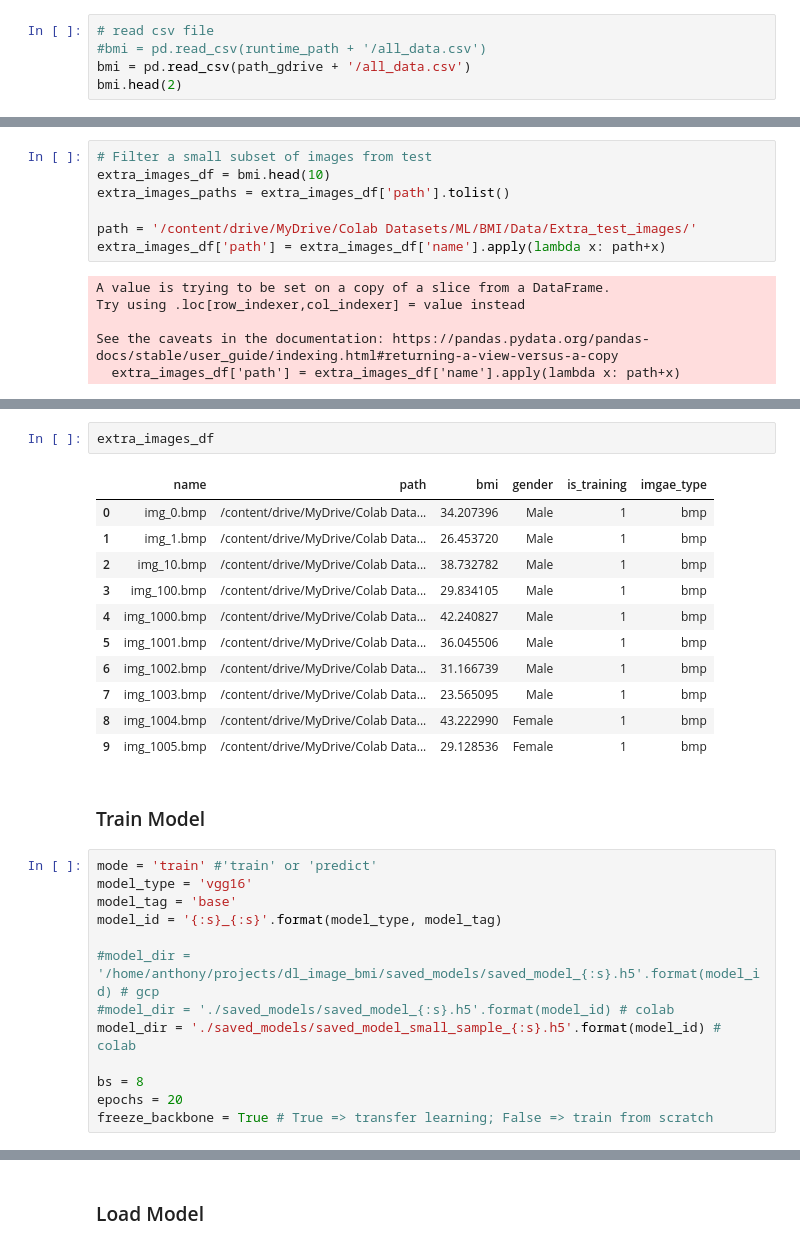
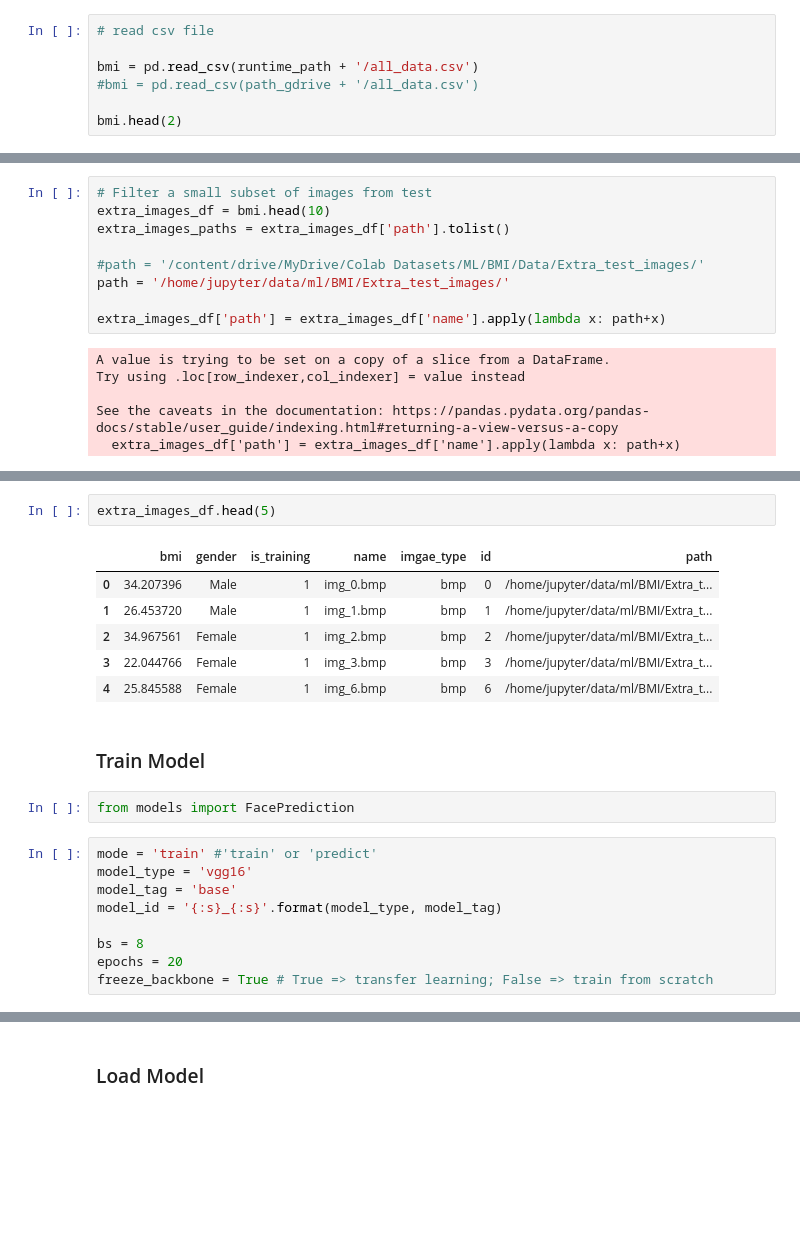
Before and after one commit to hjiangAnthony/dl_image_bmi, a Jupyter notebook: ml_final_1_02_tuning_v3_uniPredict_1.ipynb, the cells around one changed output, grey strips where cells are left out. Cells and saved outputs as stored; diff of their text form; blank space fills up the shorter version.

```diff
--- a/ml_final_1_02_tuning_v3_uniPredict_1.ipynb
+++ b/ml_final_1_02_tuning_v3_uniPredict_1.ipynb
@@ -63,7 +63,9 @@ pd.set_option('display.max_columns', None)
 pd.set_option('display.max_colwidth', 500)
 # %%
 # read csv file
-#bmi = pd.read_csv(runtime_path + '/all_data.csv')
-bmi = pd.read_csv(path_gdrive + '/all_data.csv')
+
+bmi = pd.read_csv(runtime_path + '/all_data.csv')
+#bmi = pd.read_csv(path_gdrive + '/all_data.csv')
+
 bmi.head(2)
 # %% [output]
@@ -548,7 +545,9 @@ Found 752 validated image filenames.
 extra_images_df = bmi.head(10)
 extra_images_paths = extra_images_df['path'].tolist()
 
-path = '/content/drive/MyDrive/Colab Datasets/ML/BMI/Data/Extra_test_images/'
+#path = '/content/drive/MyDrive/Colab Datasets/ML/BMI/Data/Extra_test_images/'
+path = '/home/jupyter/data/ml/BMI/Extra_test_images/'
+
 extra_images_df['path'] = extra_images_df['name'].apply(lambda x: path+x)
 # %% [output]
 A value is trying to be set on a copy of a slice from a DataFrame.
@@ -590,31 +596,24 @@ extra_test_set_gen = test_datagen.flow_from_dataframe(
 # %% [output]
 Found 10 validated image filenames.
 # %%
-extra_images_df
+extra_images_df.head(5)
 # %% [output]
-|  | name | path | bmi | gender | is_training | imgae_type |
-| 0 | img_0.bmp | /content/drive/MyDrive/Colab Data... | 34.207396 | Male | 1 | bmp |
-| 1 | img_1.bmp | /content/drive/MyDrive/Colab Data... | 26.453720 | Male | 1 | bmp |
-| 2 | img_10.bmp | /content/drive/MyDrive/Colab Data... | 38.732782 | Male | 1 | bmp |
-| 3 | img_100.bmp | /content/drive/MyDrive/Colab Data... | 29.834105 | Male | 1 | bmp |
-| 4 | img_1000.bmp | /content/drive/MyDrive/Colab Data... | 42.240827 | Male | 1 | bmp |
-| 5 | img_1001.bmp | /content/drive/MyDrive/Colab Data... | 36.045506 | Male | 1 | bmp |
-| 6 | img_1002.bmp | /content/drive/MyDrive/Colab Data... | 31.166739 | Male | 1 | bmp |
-| 7 | img_1003.bmp | /content/drive/MyDrive/Colab Data... | 23.565095 | Male | 1 | bmp |
-| 8 | img_1004.bmp | /content/drive/MyDrive/Colab Data... | 43.222990 | Female | 1 | bmp |
-| 9 | img_1005.bmp | /content/drive/MyDrive/Colab Data... | 29.128536 | Female | 1 | bmp |
+|  | bmi | gender | is_training | name | imgae_type | id | path |
+| 0 | 34.207396 | Male | 1 | img_0.bmp | bmp | 0 | /home/jupyter/data/ml/BMI/Extra_t... |
+| 1 | 26.453720 | Male | 1 | img_1.bmp | bmp | 1 | /home/jupyter/data/ml/BMI/Extra_t... |
+| 2 | 34.967561 | Female | 1 | img_2.bmp | bmp | 2 | /home/jupyter/data/ml/BMI/Extra_t... |
+| 3 | 22.044766 | Female | 1 | img_3.bmp | bmp | 3 | /home/jupyter/data/ml/BMI/Extra_t... |
+| 4 | 25.845588 | Female | 1 | img_6.bmp | bmp | 6 | /home/jupyter/data/ml/BMI/Extra_t... |
 # %% [markdown]
 ### Train Model
+# %%
+from models import FacePrediction
 # %%
 mode = 'train' #'train' or 'predict'
 model_type = 'vgg16'
 model_tag = 'base'
 model_id = '{:s}_{:s}'.format(model_type, model_tag)
 
-#model_dir = '/home/anthony/projects/dl_image_bmi/saved_models/saved_model_{:s}.h5'.format(model_id) # gcp
-#model_dir = './saved_models/saved_model_{:s}.h5'.format(model_id) # colab
-model_dir = './saved_models/saved_model_small_sample_{:s}.h5'.format(model_id) # colab
-
 bs = 8
 epochs = 20
 freeze_backbone = True # True => transfer learning; False => train from scratch
```
Also changed, not shown: parts of 28 cells of this notebook, 6 other files.
